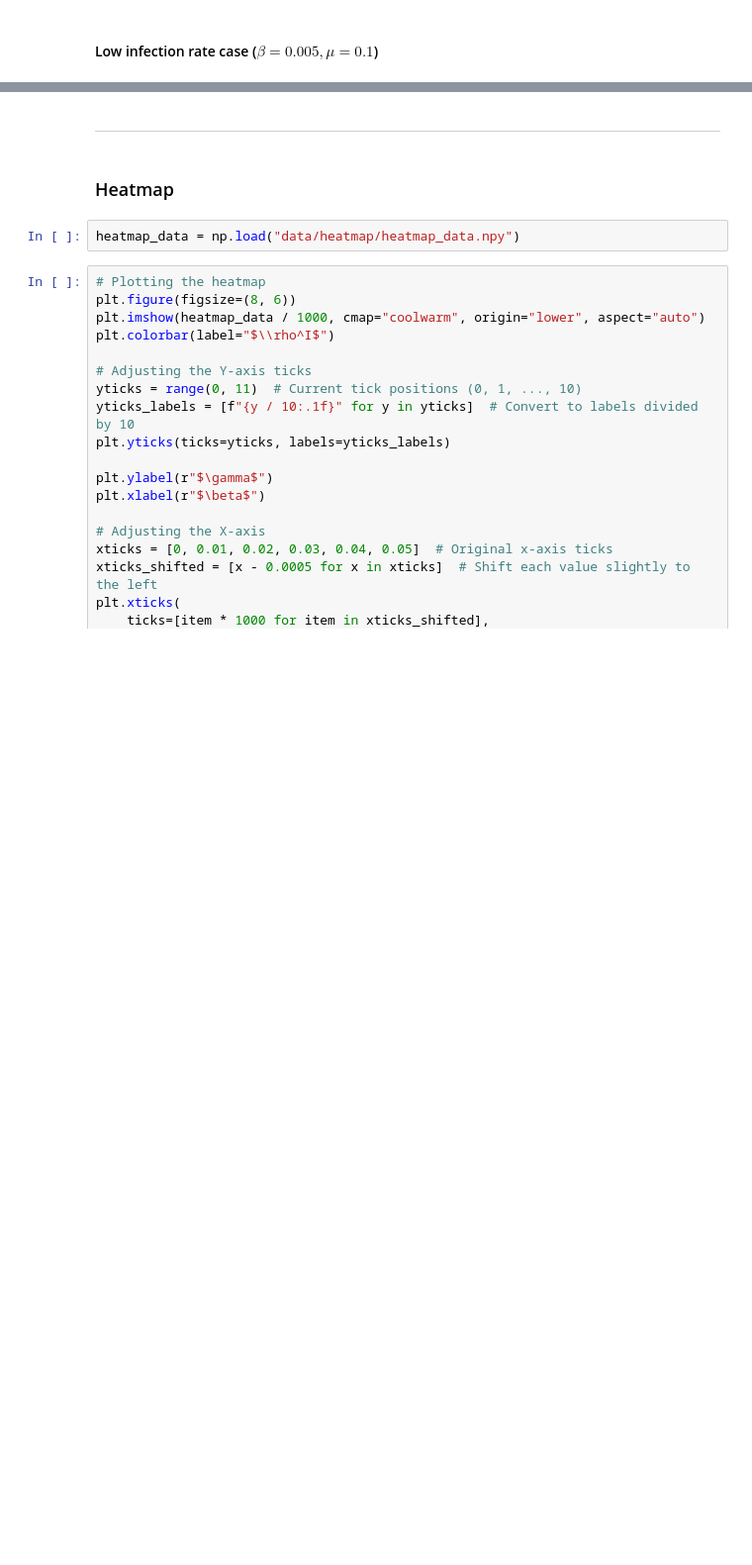
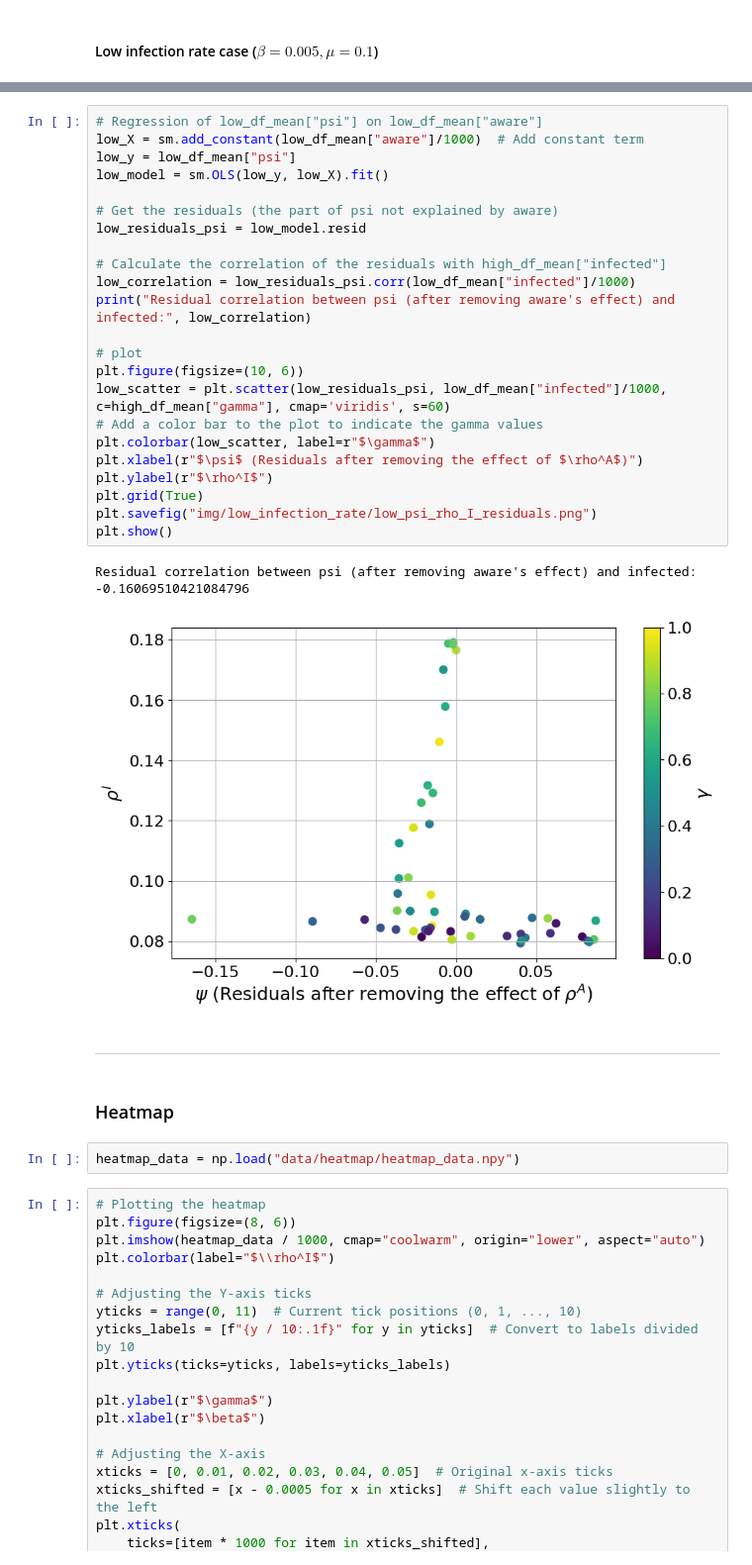
Before and after one commit to skomuro/polarisation_meets_epi, a Jupyter notebook: visualisation.ipynb, the cells around one changed output, grey strips where cells are left out. Shown: that part at 99% size. Cells and saved outputs as stored; diff of their text form; blank space fills up the shorter version.

```diff
--- a/visualisation.ipynb
+++ b/visualisation.ipynb
@@ -195,3 +222,29 @@ Correlation Coefficient of psi and aware (log-adjusted if applicable): -0.963
+# %%
+# Regression of low_df_mean["psi"] on low_df_mean["aware"]
+low_X = sm.add_constant(low_df_mean["aware"]/1000)  # Add constant term
+low_y = low_df_mean["psi"]
+low_model = sm.OLS(low_y, low_X).fit()
+
+# Get the residuals (the part of psi not explained by aware)
+low_residuals_psi = low_model.resid
+
+# Calculate the correlation of the residuals with high_df_mean["infected"]
+low_correlation = low_residuals_psi.corr(low_df_mean["infected"]/1000)
+print("Residual correlation between psi (after removing aware's effect) and infected:", low_correlation)
+
+# plot
+plt.figure(figsize=(10, 6))
+low_scatter = plt.scatter(low_residuals_psi, low_df_mean["infected"]/1000, c=high_df_mean["gamma"], cmap='viridis', s=60)
+# Add a color bar to the plot to indicate the gamma values
+plt.colorbar(low_scatter, label=r"$\gamma$")
+plt.xlabel(r"$\psi$ (Residuals after removing the effect of $\rho^A$)")
+plt.ylabel(r"$\rho^I$")
+plt.grid(True)
+plt.savefig("img/low_infection_rate/low_psi_rho_I_residuals.png")
+plt.show()
+# %% [output]
+Residual correlation between psi (after removing aware's effect) and infected: -0.16069510421084796
+[figure, added]
 # %% [markdown]
 ---
 # %% [markdown]
```
Also changed, not shown: parts of 10 cells of this notebook.
